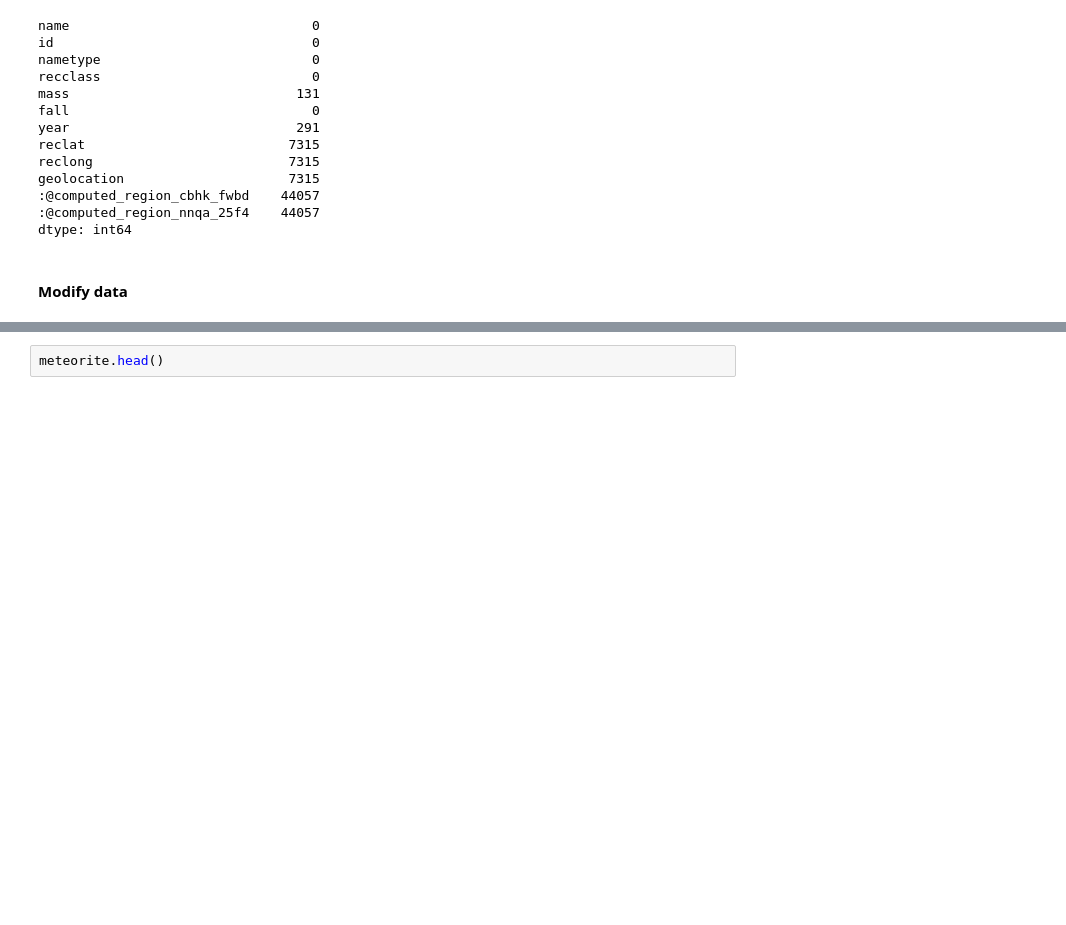
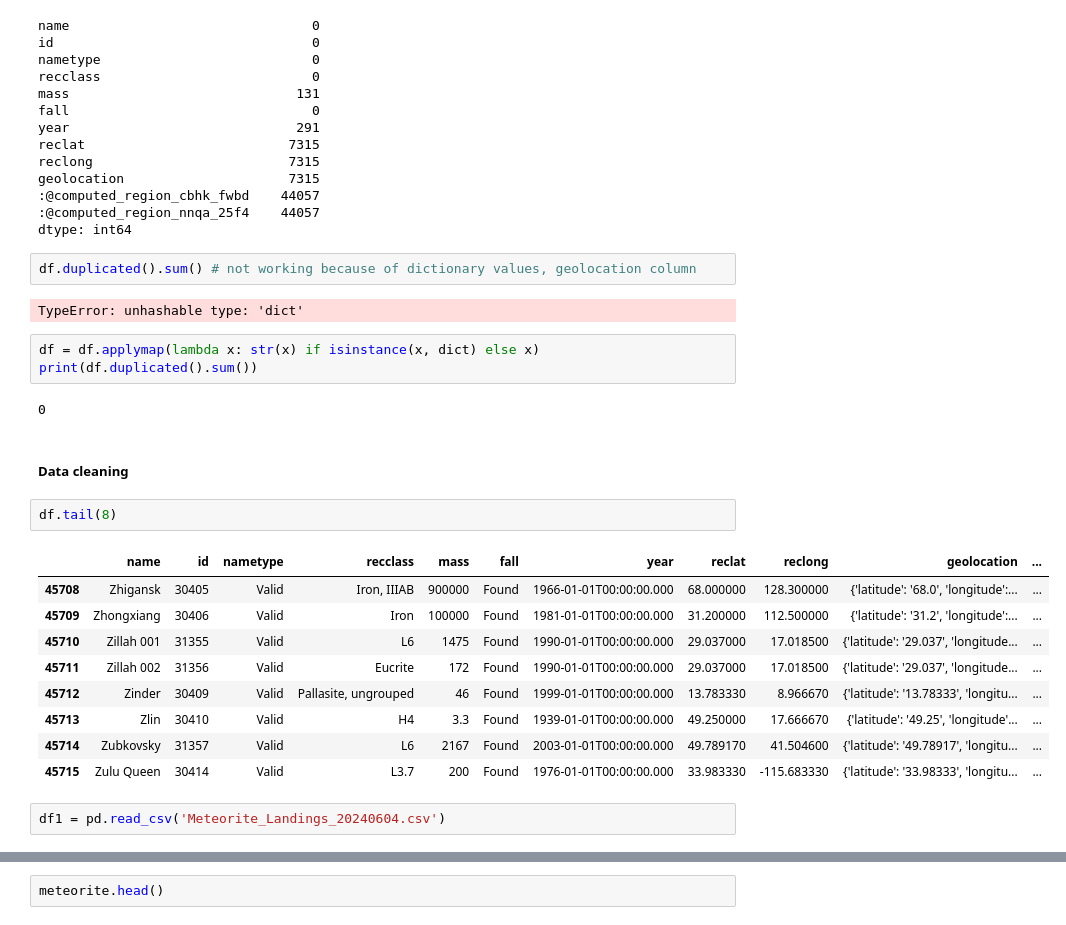
Before and after one commit to alecfei/meteorite-landing, a Jupyter notebook: Meteorite landing.ipynb, the cells around one changed output, grey strips where cells are left out. Drawn from its saved outputs; the diff is of its cells as text; blank space fills up the shorter version.

Commit message:
-data transformation

```diff
--- a/Meteorite landing.ipynb
+++ b/Meteorite landing.ipynb
@@ -92,5 +150,28 @@ geolocation                     7315
 :@computed_region_cbhk_fwbd    44057
 :@computed_region_nnqa_25f4    44057
 dtype: int64
+# %%
+df.duplicated().sum() # not working because of dictionary values, geolocation column
+# %% [output]
+TypeError: unhashable type: 'dict'
+# %%
+df = df.applymap(lambda x: str(x) if isinstance(x, dict) else x)
+print(df.duplicated().sum())
+# %% [output]
+0
 # %% [markdown]
-#### Modify data
+##### Data cleaning
+# %%
+df.tail(8)
+# %% [output]
+|  | name | id | nametype | recclass | mass | fall | year | reclat | reclong | geolocation | ... |
+| 45708 | Zhigansk | 30405 | Valid | Iron, IIIAB | 900000 | Found | 1966-01-01T00:00:00.000 | 68.000000 | 128.300000 | {'latitude': '68.0', 'longitude':... | ... |
+| 45709 | Zhongxiang | 30406 | Valid | Iron | 100000 | Found | 1981-01-01T00:00:00.000 | 31.200000 | 112.500000 | {'latitude': '31.2', 'longitude':... | ... |
+| 45710 | Zillah 001 | 31355 | Valid | L6 | 1475 | Found | 1990-01-01T00:00:00.000 | 29.037000 | 17.018500 | {'latitude': '29.037', 'longitude... | ... |
+| 45711 | Zillah 002 | 31356 | Valid | Eucrite | 172 | Found | 1990-01-01T00:00:00.000 | 29.037000 | 17.018500 | {'latitude': '29.037', 'longitude... | ... |
+| 45712 | Zinder | 30409 | Valid | Pallasite, ungrouped | 46 | Found | 1999-01-01T00:00:00.000 | 13.783330 | 8.966670 | {'latitude': '13.78333', 'longitu... | ... |
+| 45713 | Zlin | 30410 | Valid | H4 | 3.3 | Found | 1939-01-01T00:00:00.000 | 49.250000 | 17.666670 | {'latitude': '49.25', 'longitude'... | ... |
+| 45714 | Zubkovsky | 31357 | Valid | L6 | 2167 | Found | 2003-01-01T00:00:00.000 | 49.789170 | 41.504600 | {'latitude': '49.78917', 'longitu... | ... |
+| 45715 | Zulu Queen | 30414 | Valid | L3.7 | 200 | Found | 1976-01-01T00:00:00.000 | 33.983330 | -115.683330 | {'latitude': '33.98333', 'longitu... | ... |
+# %%
+df1 = pd.read_csv('Meteorite_Landings_20240604.csv')
```
Also changed, not shown: parts of 19 cells of this notebook, 2 other files.
